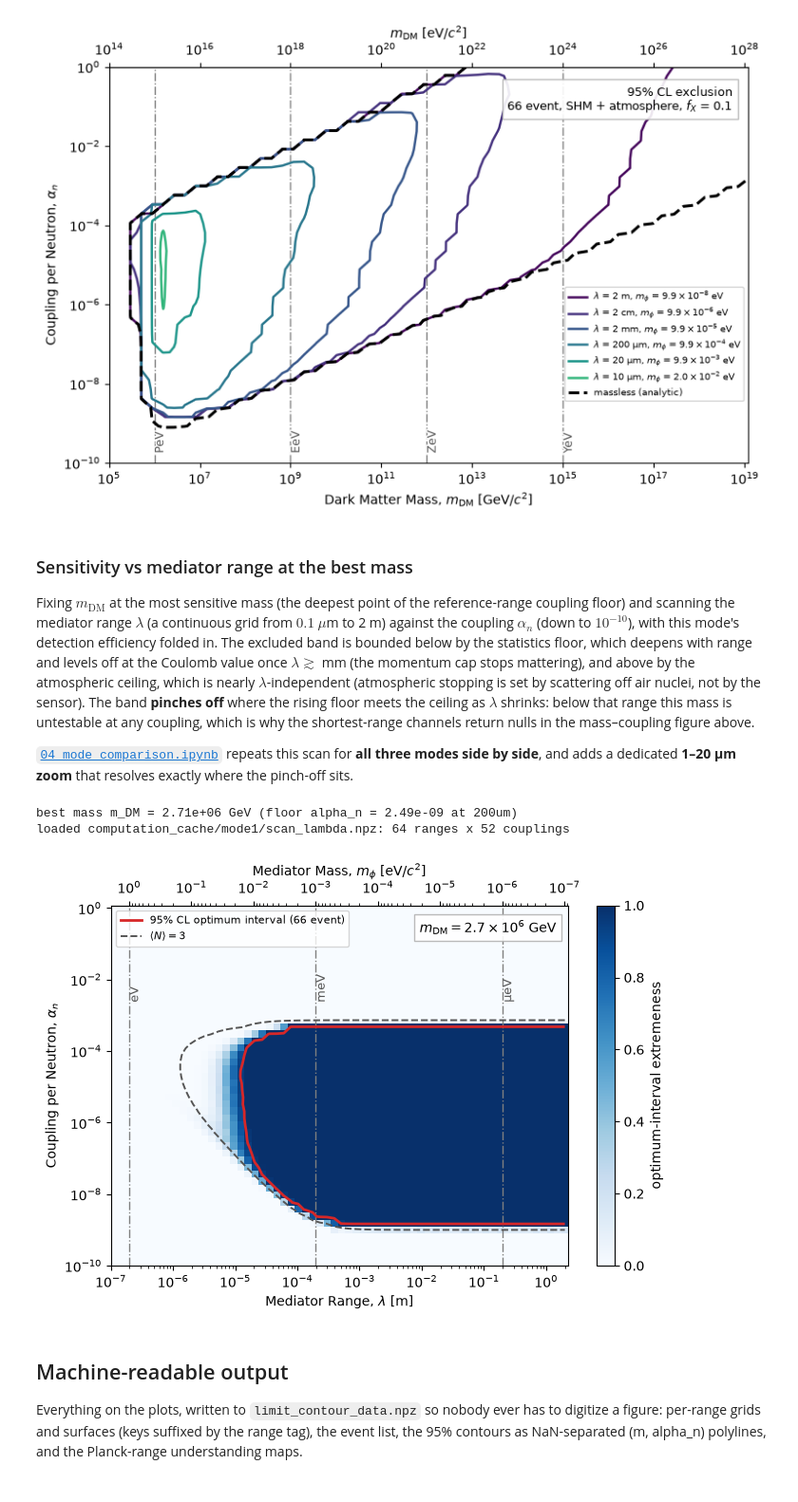
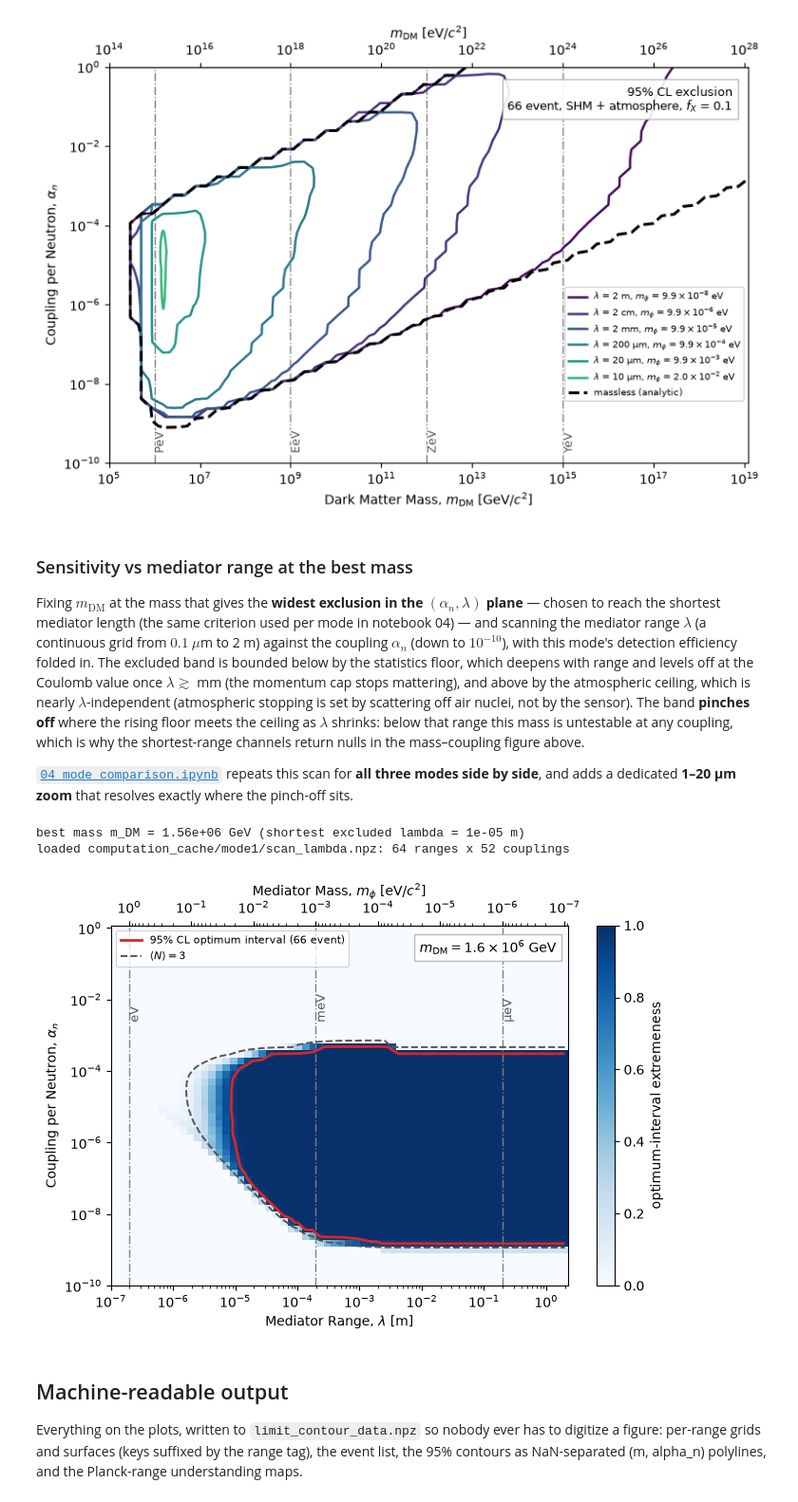
Before and after one commit to PolonaiseExperiment/luhdm, a Jupyter notebook: notebooks/01_limit_contour.ipynb, the cells around one changed output. Shown at 95% size. Cells and saved outputs as stored; diff of their text form; code cells hidden in the pictures.

```diff
--- a/notebooks/01_limit_contour.ipynb
+++ b/notebooks/01_limit_contour.ipynb
@@ -384,10 +384,11 @@ massless: m in [3.0e+05, 1.2e+19] GeV, alpha_n down to 8.5e-10
 # %% [markdown]
 ### Sensitivity vs mediator range at the best mass
 
-Fixing $m_\text{DM}$ at the most sensitive mass (the deepest point of the
-reference-range coupling floor) and scanning the mediator range $\lambda$ (a
-continuous grid from $0.1\ \mu$m to 2 m) against the coupling $\alpha_n$ (down
-to $10^{-10}$), with this mode's detection efficiency folded in. The excluded
+Fixing $m_\text{DM}$ at the mass that gives the **widest exclusion in the
+$(\alpha_n, \lambda)$ plane** — chosen to reach the shortest mediator length
+(the same criterion used per mode in notebook 04) — and scanning the mediator
+range $\lambda$ (a continuous grid from $0.1\ \mu$m to 2 m) against the coupling
+$\alpha_n$ (down to $10^{-10}$), with this mode's detection efficiency folded in. The excluded
 band is bounded below by the statistics floor, which deepens with range and
 levels off at the Coulomb value once $\lambda \gtrsim$ mm (the momentum cap
 stops mattering), and above by the atmospheric ceiling, which is nearly
@@ -401,13 +402,24 @@ mass–coupling figure above.
 **all three modes side by side**, and adds a dedicated **1–20 µm zoom** that
 resolves exactly where the pinch-off sits.
 # %%
-# best mass: where the reference-range coupling floor is deepest
-floor = np.array([REF["alphas_n"][REF["extremeness"][:, im] >= CONFIDENCE].min()
-                  if (REF["extremeness"][:, im] >= CONFIDENCE).any() else np.nan
-                  for im in range(REF["ms"].size)])
-M_BEST = float(REF["ms"][np.nanargmin(floor)])
+# best mass = widest 95% CL exclusion in the (alpha, lambda) plane, prioritizing
+# reach to the shortest mediator length (same criterion as scripts/scan_lambda.py
+# and notebook 04). Integrate the excluded log-alpha width over log-lambda across
+# the finite ranges; among the masses reaching the shortest lambda, take the one
+# with the largest excluded area.
+_ms = REF["ms"]; _al = REF["alphas_n"]; _dloga = np.diff(np.log10(_al)).mean()
+_fin = [(t, l) for t, l, _ in LAMBDAS if t in SCANS]          # finite ranges only
+_loglam = np.log10([l for _, l in _fin]); _ord = np.argsort(_loglam)
+_W = np.array([(SCANS[t]["extremeness"] >= CONFIDENCE).sum(axis=0) * _dloga
+               for t, _ in _fin])                             # (range, mass)
+_area = np.trapezoid(_W[_ord], _loglam[_ord], axis=0)
+_shortest = np.array([
+    min([l for (t, l), ri in zip(_fin, range(len(_fin))) if _W[ri, im] > 0],
+        default=np.inf) for im in range(_ms.size)])
+_cand = np.where(_shortest == _shortest.min())[0]
+M_BEST = float(_ms[_cand[np.argmax(_area[_cand])]])
 print(f"best mass m_DM = {M_BEST:.2e} GeV "
-      f"(floor alpha_n = {np.nanmin(floor):.2e} at {REF_TAG})")
+      f"(shortest excluded lambda = {_shortest[list(_ms).index(M_BEST)]:.0e} m)")
 
 LSCAN = Path(f"computation_cache/mode{MODE_NUMBER}/scan_lambda.npz")
 if LSCAN.exists():
@@ -458,35 +470,35 @@ ax.set_xscale("log")
 ax.set_yscale("log")
 ax.set_xlabel(r"Mediator Range, $\lambda$ [m]")
 ax.set_ylabel(r"Coupling per Neutron, $\alpha_n$")
 secax = ax.secondary_xaxis(
     "top", functions=(lambda x: 1e9 / units.conv_m2pGeV(x),
                       lambda x: 1e9 / units.conv_m2pGeV(1.0) / x))
 secax.set_xlabel(r"Mediator Mass, $m_\phi$ [eV/$c^2$]")
 
 # SI-prefix milestones that land inside the plotted mass window
 SI_EV = [(1e-24, "yeV"), (1e-21, "zeV"), (1e-18, "aeV"), (1e-15, "feV"),
          (1e-12, "peV"), (1e-9, "neV"), (1e-6, "µeV"), (1e-3, "meV"),
          (1.0, "eV")]
 lam_of_ev = lambda m_ev: 1e9 / units.conv_m2pGeV(1.0) / m_ev  # lambda [m]
 for m_ev, name in SI_EV:
     lam_mark = lam_of_ev(m_ev)
     if lambs_l.min() < lam_mark < lambs_l.max():
         ax.axvline(lam_mark, color="#7f7f7f", lw=1.0, ls="-.", zorder=1)
         ax.text(lam_mark, 0.72, f" {name}", color="#555555", fontsize=9,
                 ha="left", va="bottom", rotation=90,
                 transform=ax.get_xaxis_transform())
 e_b = int(np.floor(np.log10(m_fixed)))
 ax.text(0.975, 0.96,
         rf"$m_{{\rm DM}} = {m_fixed / 10**e_b:.1f}\times10^{{{e_b}}}$ GeV",
         transform=ax.transAxes, ha="right", va="top", fontsize=10,
         bbox=dict(fc="white", ec="0.7", alpha=0.9))
 ax.legend(loc="upper left", fontsize=8)
 fig.tight_layout()
 save_figure(fig, "01_sensitivity_vs_range")
 # %% [output]
-best mass m_DM = 2.71e+06 GeV (floor alpha_n = 2.49e-09 at 200um)
+best mass m_DM = 1.56e+06 GeV (shortest excluded lambda = 1e-05 m)
 loaded computation_cache/mode1/scan_lambda.npz: 64 ranges x 52 couplings
-[figure, old version]
+[figure, new version]
 # %% [markdown]
 ## Machine-readable output
 
```
Also changed, not shown: 33 other files.
